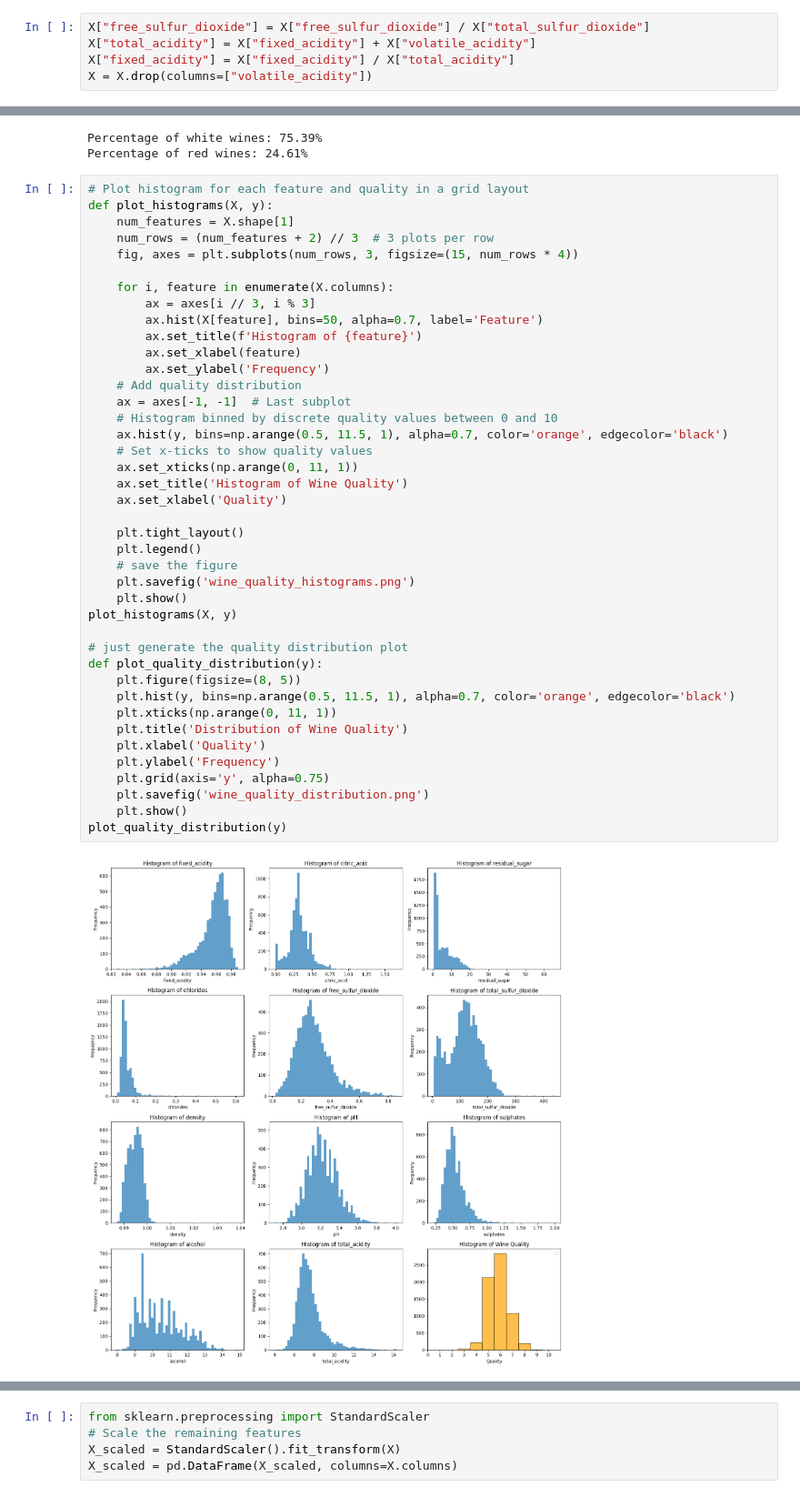
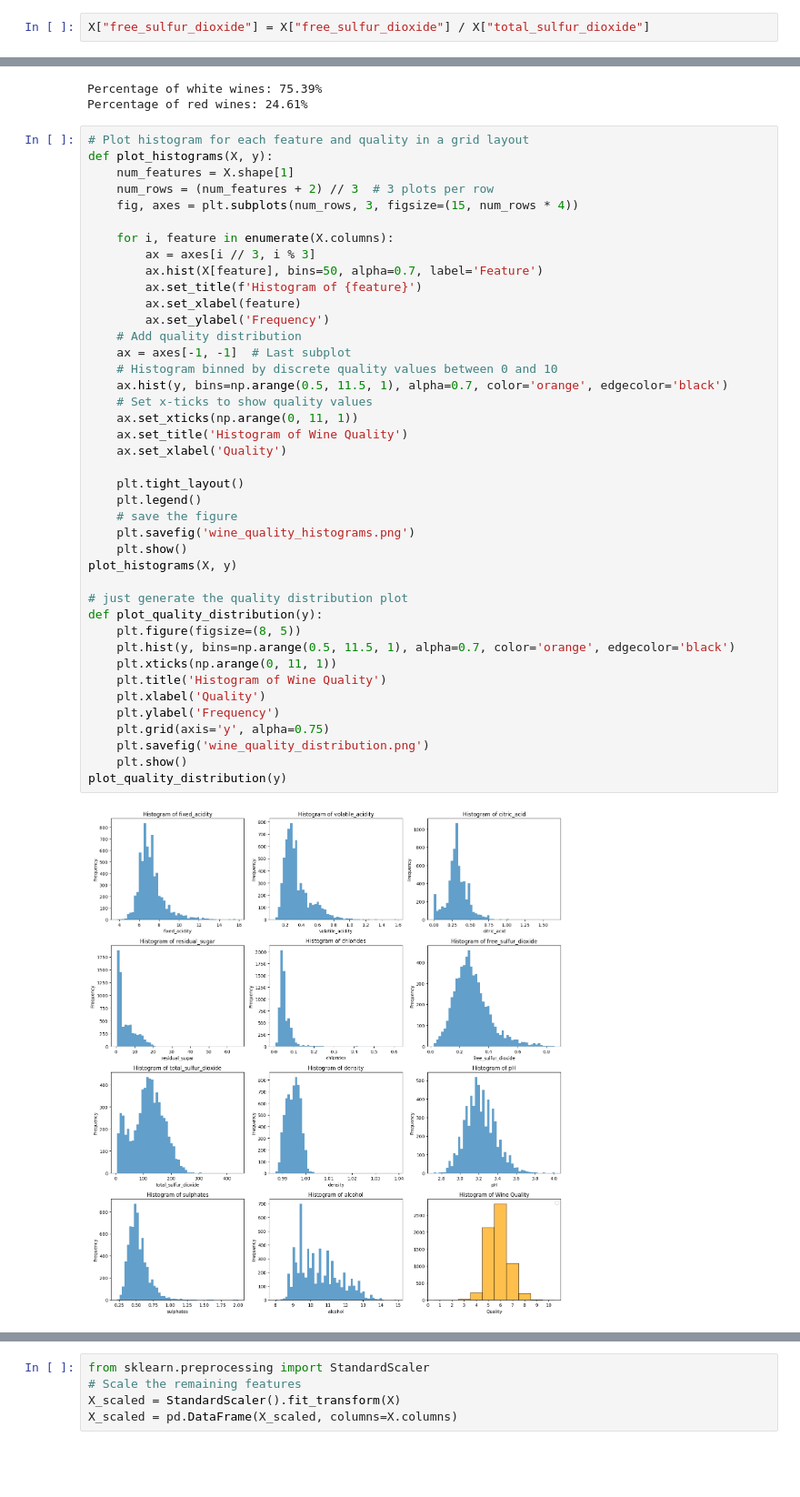
Before and after one commit to 2T1F/wine, a Jupyter notebook: explore.ipynb, the cells around one changed output, grey strips where cells are left out. Shown at 91% size. Saved outputs shown, nothing was run; the diff lists cells and outputs as text; blank space fills up the shorter version.

```diff
--- a/explore.ipynb
+++ b/explore.ipynb
@@ -40,9 +23,6 @@ X.isnull().sum().sum()
 0
 # %%
 X["free_sulfur_dioxide"] = X["free_sulfur_dioxide"] / X["total_sulfur_dioxide"]
-X["total_acidity"] = X["fixed_acidity"] + X["volatile_acidity"]
-X["fixed_acidity"] = X["fixed_acidity"] / X["total_acidity"]
-X = X.drop(columns=["volatile_acidity"])
 # %%
 X
 # %% [output]
@@ -82,32 +62,32 @@ def plot_histograms(X, y):
         ax.set_xlabel(feature)
         ax.set_ylabel('Frequency')
     # Add quality distribution
     ax = axes[-1, -1]  # Last subplot
     # Histogram binned by discrete quality values between 0 and 10
     ax.hist(y, bins=np.arange(0.5, 11.5, 1), alpha=0.7, color='orange', edgecolor='black')
     # Set x-ticks to show quality values
     ax.set_xticks(np.arange(0, 11, 1))
     ax.set_title('Histogram of Wine Quality')
     ax.set_xlabel('Quality')
 
     plt.tight_layout()
     plt.legend()
     # save the figure
     plt.savefig('wine_quality_histograms.png')
     plt.show()
 plot_histograms(X, y)
 
 # just generate the quality distribution plot
 def plot_quality_distribution(y):
     plt.figure(figsize=(8, 5))
     plt.hist(y, bins=np.arange(0.5, 11.5, 1), alpha=0.7, color='orange', edgecolor='black')
     plt.xticks(np.arange(0, 11, 1))
-    plt.title('Distribution of Wine Quality')
+    plt.title('Histogram of Wine Quality')
     plt.xlabel('Quality')
     plt.ylabel('Frequency')
     plt.grid(axis='y', alpha=0.75)
     plt.savefig('wine_quality_distribution.png')
     plt.show()
 plot_quality_distribution(y)
 # %% [output]
-[figure, old version]
+[figure, new version]
```
Also changed, not shown: parts of 16 cells of this notebook, 12 other files.
